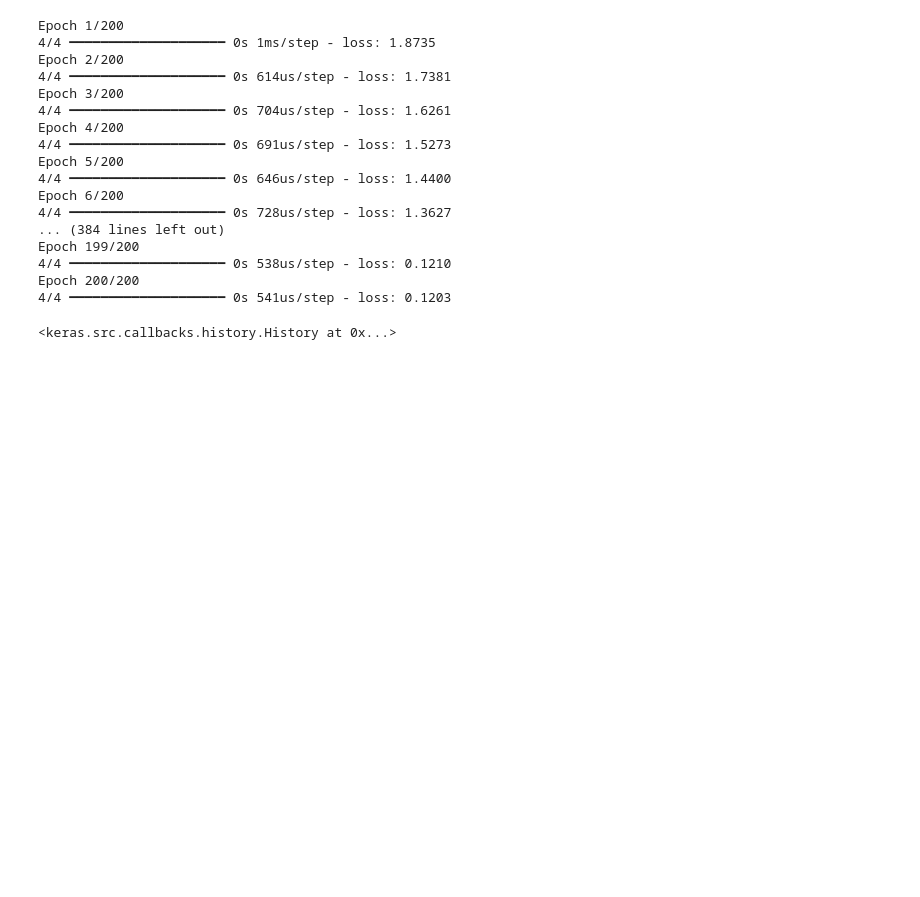
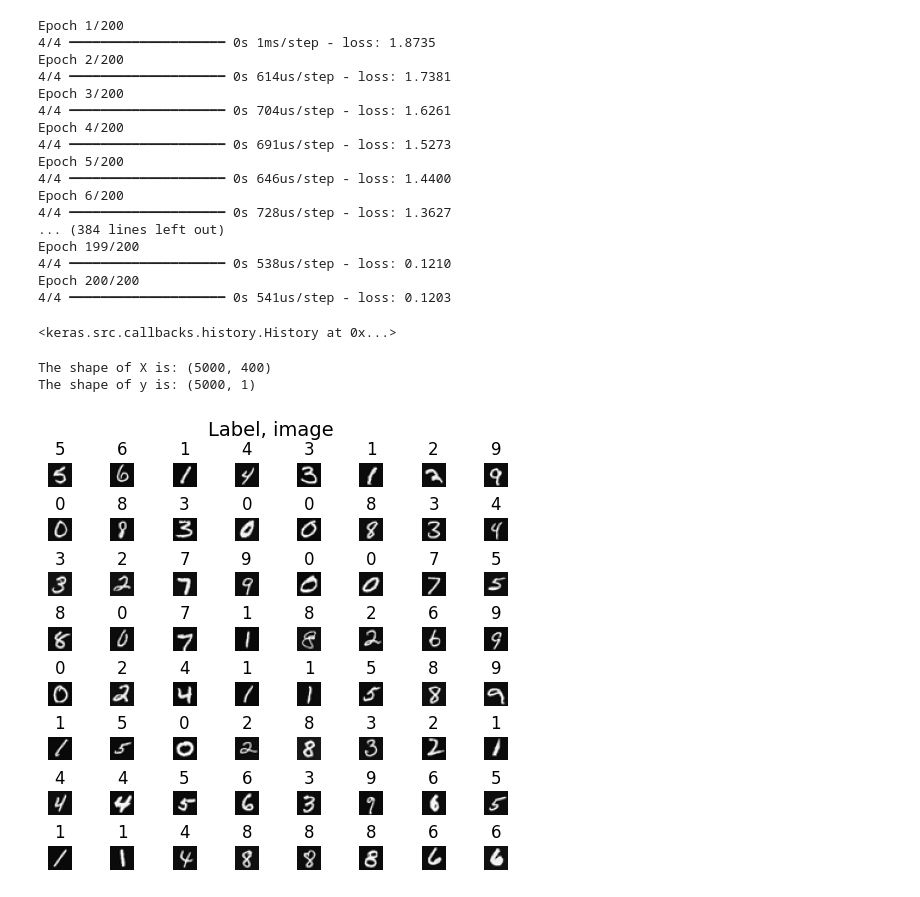
Before and after one commit to cambridge-quant/machine-learning, a Jupyter notebook: neural_network.ipynb, the cells around one changed output. Drawn from its saved outputs; the diff is of its cells as text; code cells hidden in the pictures; blank space fills up the shorter version.

Commit message:
Playing with MNIST dataset

```diff
--- a/neural_network.ipynb
+++ b/neural_network.ipynb
@@ -231,3 +231,32 @@ Epoch 200/200
 # %%
 l1 = model.get_layer("L1")
 W1,b1 = l1.get_weights()
+# %%
+X, y = np.load("x_mnist.npy"), np.load("y_mnist.npy")
+print ('The shape of X is: ' + str(X.shape))
+print ('The shape of y is: ' + str(y.shape))
+# %% [output]
+The shape of X is: (5000, 400)
+The shape of y is: (5000, 1)
+# %%
+import warnings
+warnings.simplefilter(action='ignore', category=FutureWarning)
+
+m, n = X.shape
+
+fig, axes = plt.subplots(8,8, figsize=(5,5))
+fig.tight_layout(pad=0.13,rect=[0, 0.03, 1, 0.91])
+
+for i,ax in enumerate(axes.flat):
+
+    random_index = np.random.randint(m)
+
+    X_random_reshaped = X[random_index].reshape((20,20)).T
+
+    ax.imshow(X_random_reshaped, cmap='gray')
+
+    ax.set_title(y[random_index,0])
+    ax.set_axis_off()
+    fig.suptitle("Label, image", fontsize=14)
+# %% [output]
+[figure, added]
```
Also changed, not shown: parts of 8 cells of this notebook, 3 other files.
